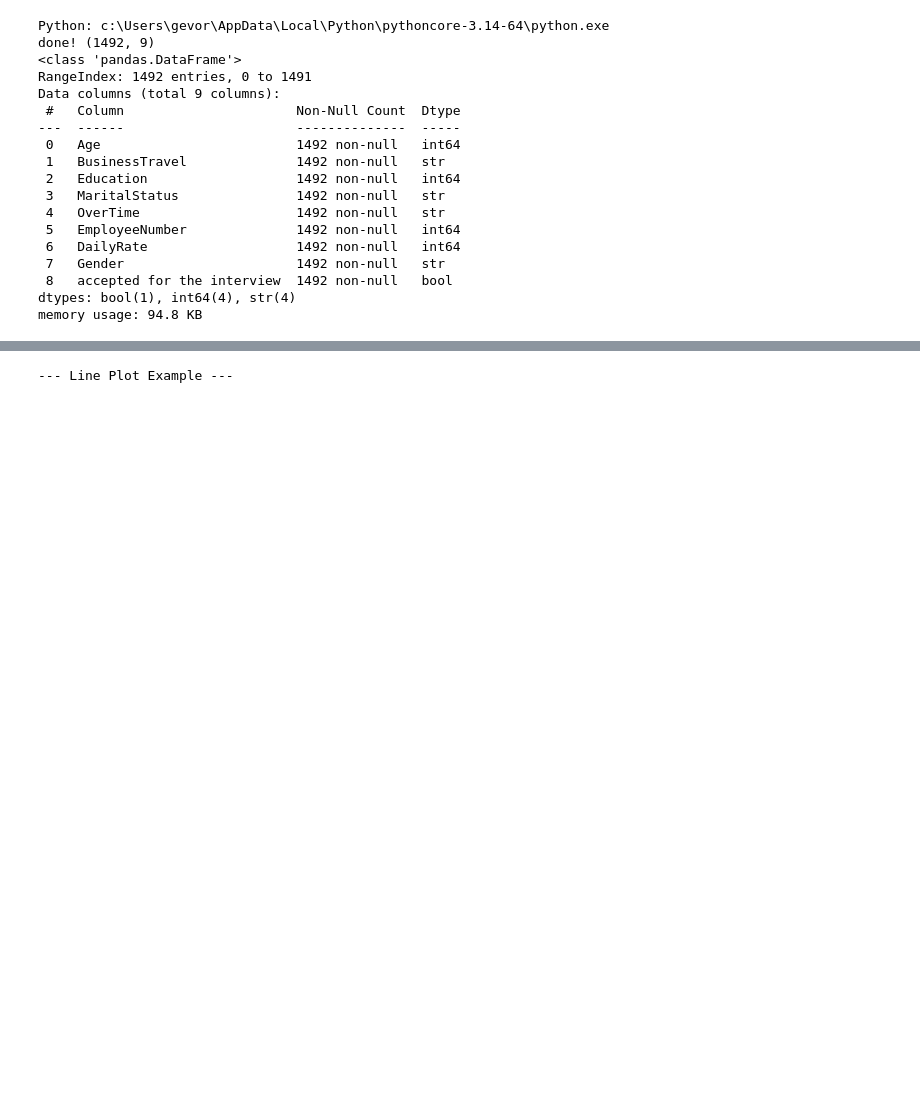
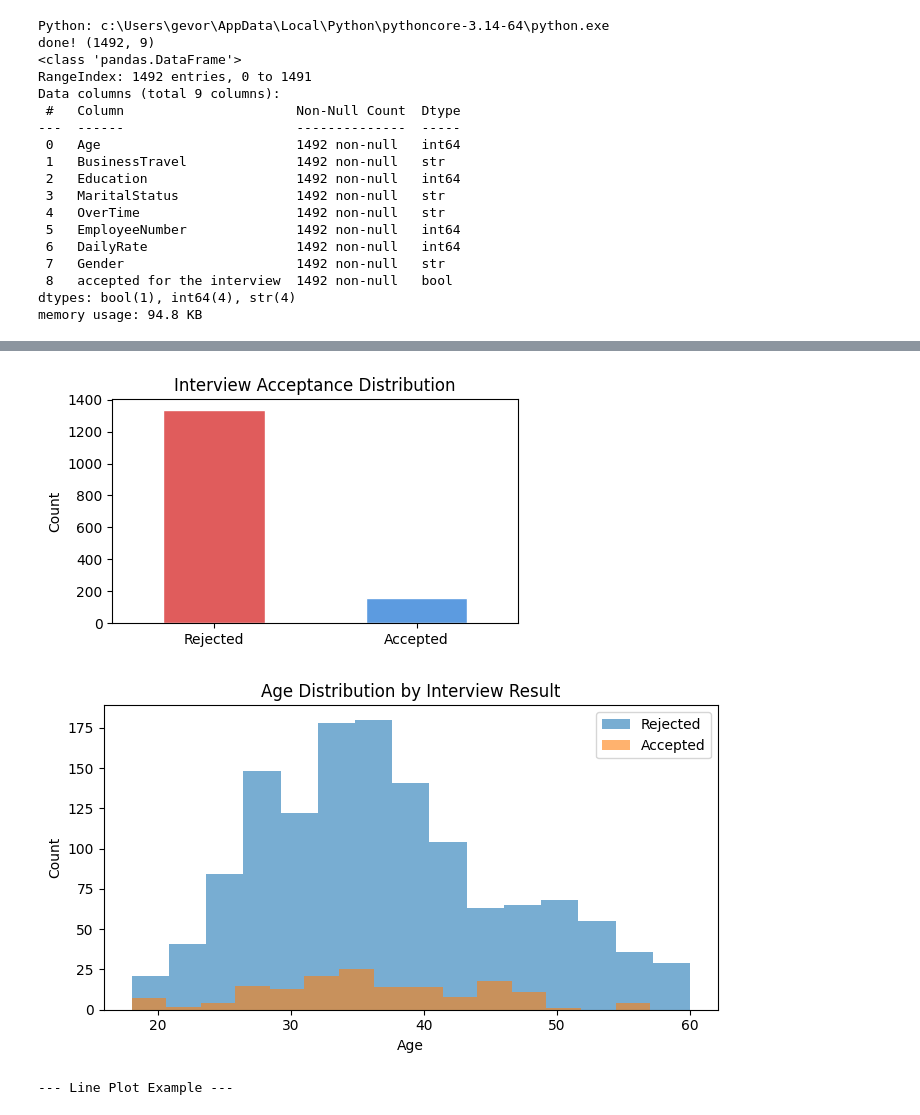
Before and after one commit to aramegevorgyan/nterview-prediction-desktop, a Jupyter notebook: project2_1.ipynb, the cells around one changed output, grey strips where cells are left out. Drawn from its saved outputs; the diff is of its cells as text; code cells hidden in the pictures; blank space fills up the shorter version.

```diff
--- a/project2_1.ipynb
+++ b/project2_1.ipynb
@@ -145,3 +132,33 @@ If you're still unsure, please provide more context about your dataset and probl
+# %%
+
+# --- Actual data visualisations ---
+
+# 1. Target class distribution
+plt.figure(figsize=(5, 3))
+df_plot = df.copy()
+df_plot[target_col].value_counts().rename({0: "Rejected", 1: "Accepted"}).plot(
+    kind="bar", color=["#e05c5c", "#5c9be0"], edgecolor="white"
+)
+plt.title("Interview Acceptance Distribution")
+plt.xlabel("")
+plt.ylabel("Count")
+plt.xticks(rotation=0)
+plt.tight_layout()
+plt.show()
+
+# 2. Age distribution by acceptance
+plt.figure(figsize=(7, 4))
+for label, grp in df_plot.groupby(target_col):
+    plt.hist(grp["Age"], bins=15, alpha=0.6, label="Accepted" if label else "Rejected")
+plt.title("Age Distribution by Interview Result")
+plt.xlabel("Age")
+plt.ylabel("Count")
+plt.legend()
+plt.tight_layout()
+plt.show()
+# %% [output]
+[figure, added]
+[figure, added]
 # %%
 
 
```
Also changed, not shown: parts of 4 cells of this notebook, 1 other file.
